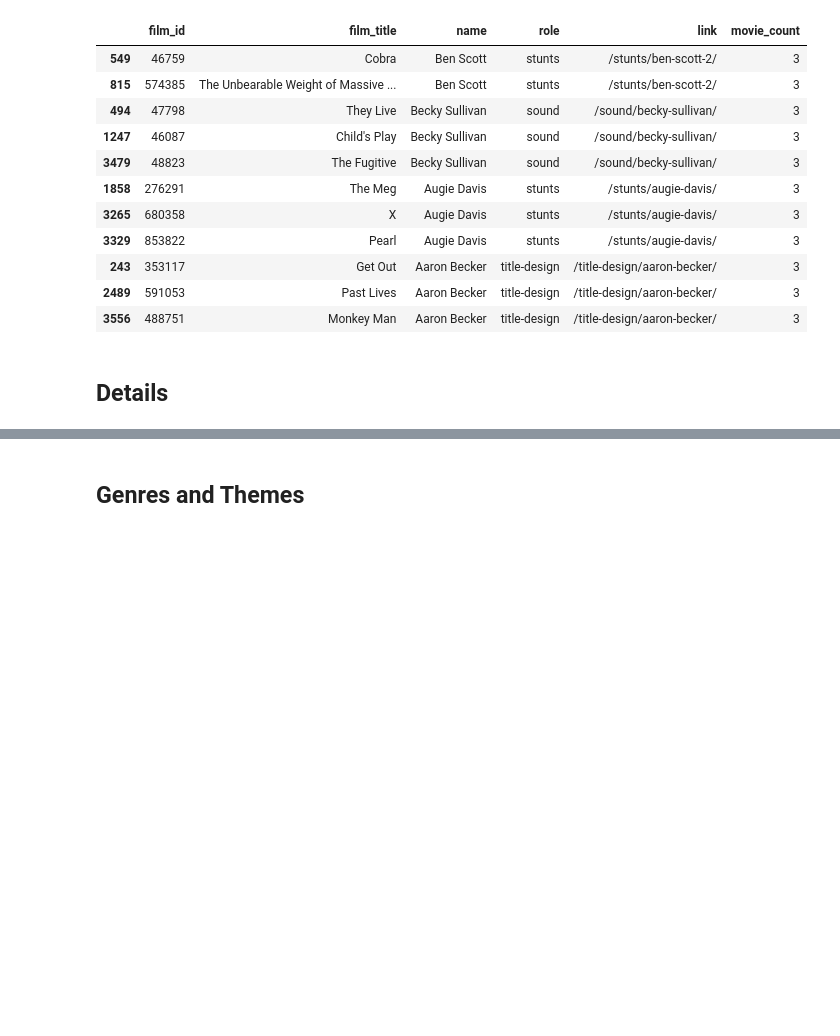
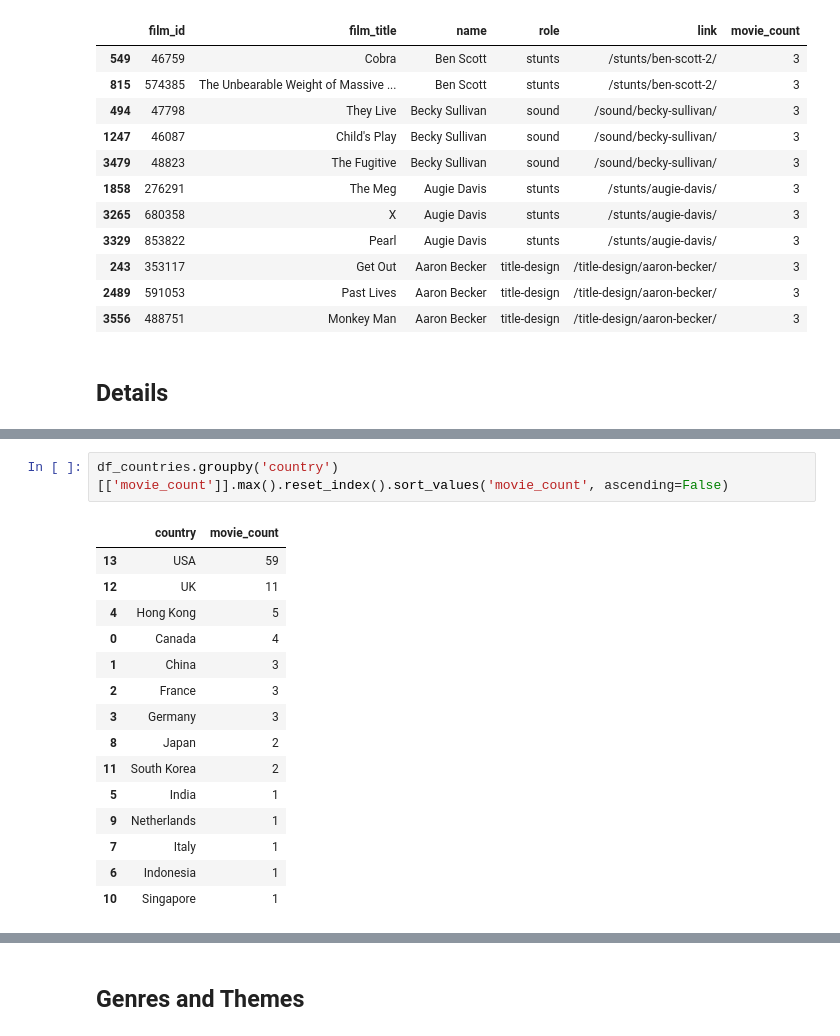
Before and after one commit to oextraordimario/letterboxd_analysis, a Jupyter notebook: movies_analysis.ipynb, the cells around one changed output, grey strips where cells are left out. Drawn from its saved outputs; the diff is of its cells as text; blank space fills up the shorter version.

```diff
--- a/movies_analysis.ipynb
+++ b/movies_analysis.ipynb
@@ -388,0 +434,18 @@ df_crew_secondaryroles.loc[df_crew_secondaryroles['movie_count'] > 2].sort_value
+# %%
+df_countries.groupby('country')[['movie_count']].max().reset_index().sort_values('movie_count', ascending=False)
+# %% [output]
+|  | country | movie_count |
+| 13 | USA | 59 |
+| 12 | UK | 11 |
+| 4 | Hong Kong | 5 |
+| 0 | Canada | 4 |
+| 1 | China | 3 |
+| 2 | France | 3 |
+| 3 | Germany | 3 |
+| 8 | Japan | 2 |
+| 11 | South Korea | 2 |
+| 5 | India | 1 |
+| 9 | Netherlands | 1 |
+| 7 | Italy | 1 |
+| 6 | Indonesia | 1 |
+| 10 | Singapore | 1 |
```
Also changed, not shown: parts of 9 cells of this notebook.
